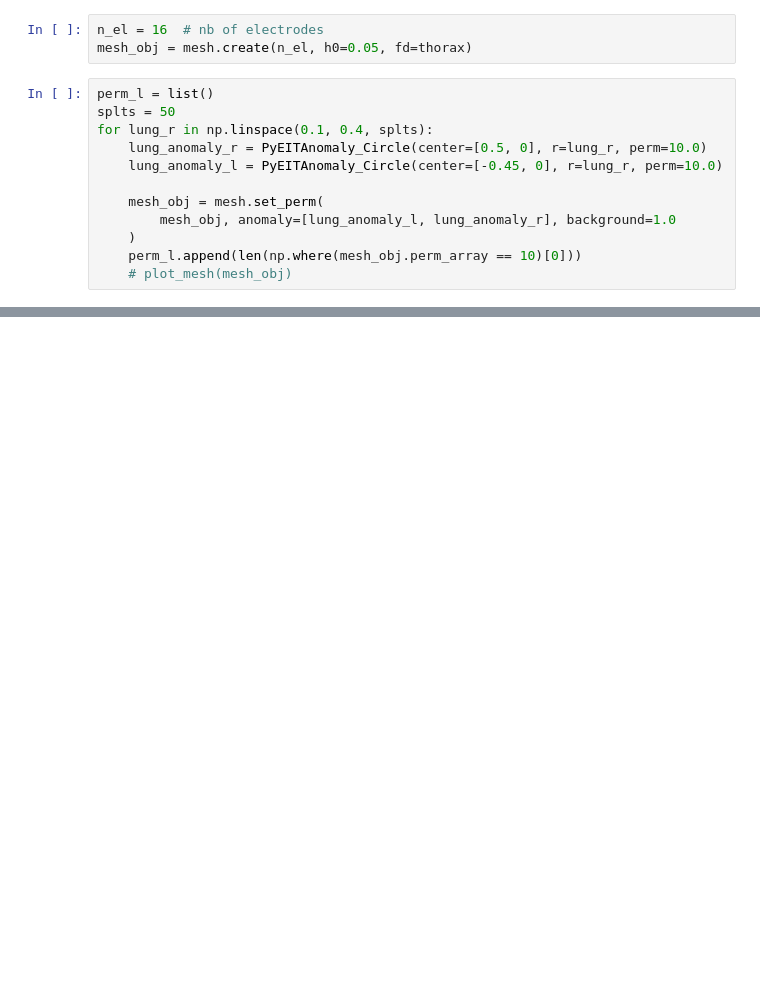
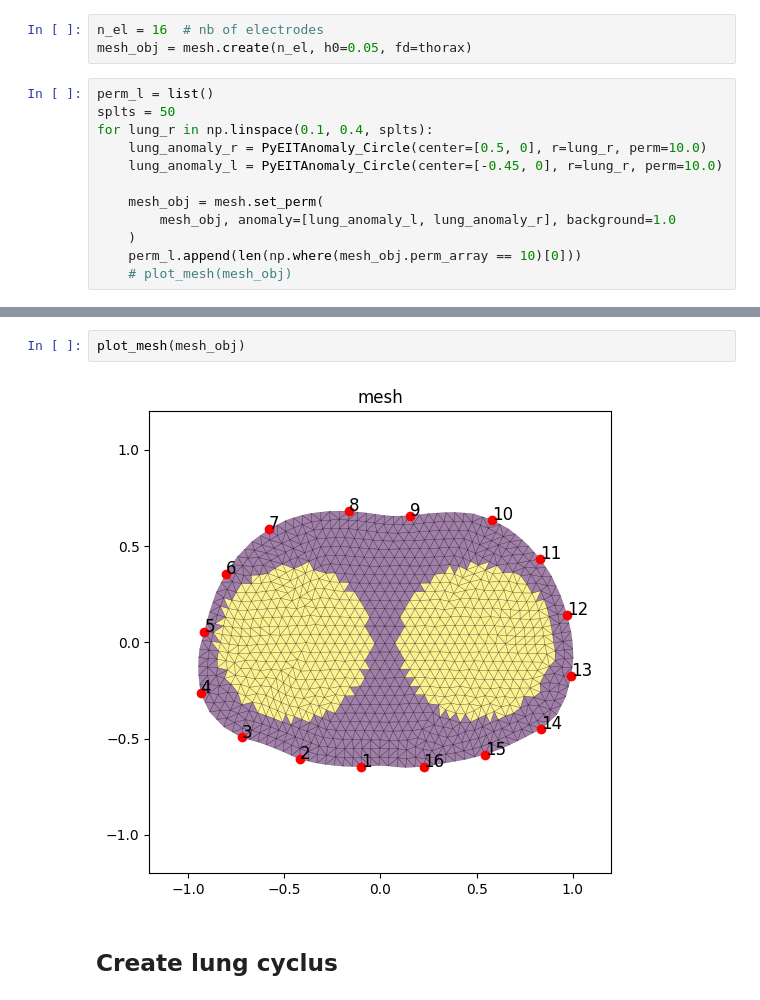
Before and after one commit to spatialaudio/Data-Driven-EIT-Imaging-using-Recurrent-Neural-Networks, a Jupyter notebook: codes/gen_thorax_data.ipynb, the cells around one changed output, grey strips where cells are left out. Saved outputs shown, nothing was run; the diff lists cells and outputs as text; blank space fills up the shorter version.

```diff
--- a/codes/gen_thorax_data.ipynb
+++ b/codes/gen_thorax_data.ipynb
@@ -33,0 +36,6 @@ plt.show()
+# %%
+plot_mesh(mesh_obj)
+# %% [output]
+[figure, added]
+# %% [markdown]
+## Create lung cyclus
```
Also changed, not shown: parts of 7 cells of this notebook, 6 other files.
